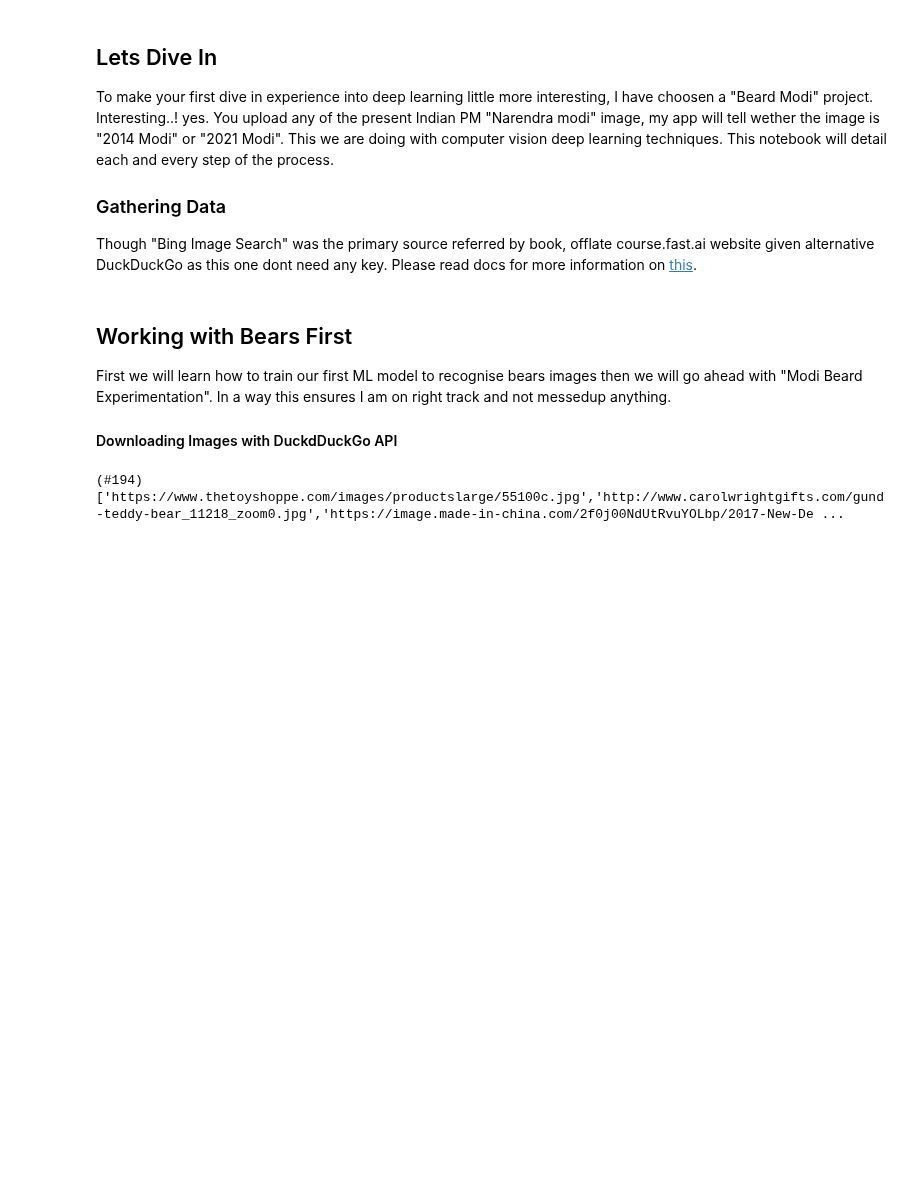
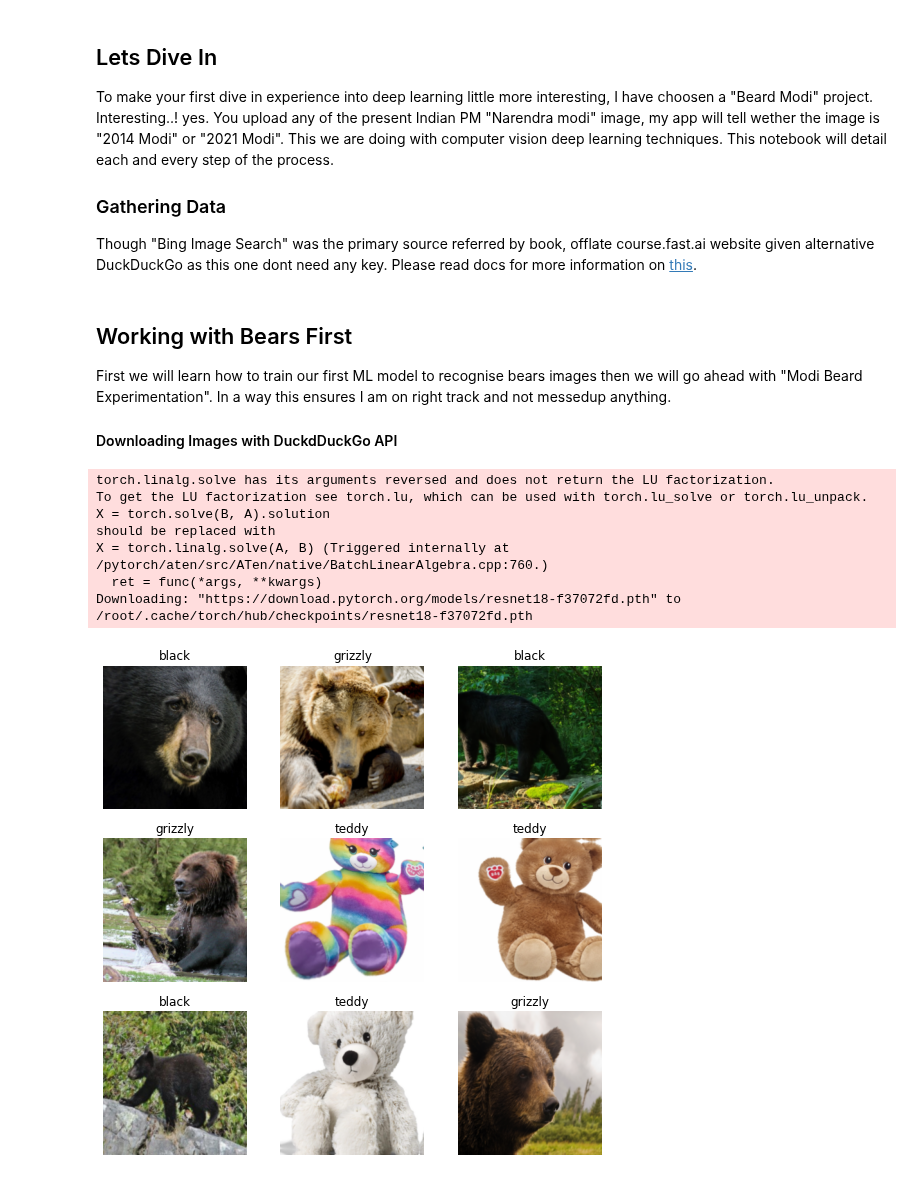
Before and after one commit to mldurga/easydl, a Jupyter notebook: _notebooks/2021-08-04-Fastbook-chapter2.ipynb, the cells around one changed output. Saved outputs shown, nothing was run; the diff lists cells and outputs as text; code cells hidden in the pictures; blank space fills up the shorter version.

```diff
--- a/_notebooks/2021-08-04-Fastbook-chapter2.ipynb
+++ b/_notebooks/2021-08-04-Fastbook-chapter2.ipynb
@@ -98,4 +102,29 @@ if not path.exists():
-# %%
-urls
-# %% [output]
-(#194) ['https://www.thetoyshoppe.com/images/productslarge/55100c.jpg','http://www.carolwrightgifts.com/gund-teddy-bear_11218_zoom0.jpg','https://image.made-in-china.com/2f0j00NdUtRvuYOLbp/2017-New-De ...
+# %%
+fns=get_image_files(path)
+fns
+
+failed=verify_images(fns)
+failed
+failed.map(Path.unlink)
+
+bears = DataBlock(
+    blocks=(ImageBlock, CategoryBlock),
+    get_items=get_image_files,
+    splitter=RandomSplitter(valid_pct=0.2, seed=42),
+    get_y=parent_label,
+    item_tfms=RandomResizedCrop(224,0.5), batch_tfms=aug_transforms())
+
+dls=bears.dataloaders(path)
+
+dls.show_batch()
+
+learn=cnn_learner(dls,resnet18, metrics=error_rate)
+# %% [output]
+torch.linalg.solve has its arguments reversed and does not return the LU factorization.
+To get the LU factorization see torch.lu, which can be used with torch.lu_solve or torch.lu_unpack.
+X = torch.solve(B, A).solution
+should be replaced with
+X = torch.linalg.solve(A, B) (Triggered internally at  /pytorch/aten/src/ATen/native/BatchLinearAlgebra.cpp:760.)
+  ret = func(*args, **kwargs)
+Downloading: "https://download.pytorch.org/models/resnet18-f37072fd.pth" to /root/.cache/torch/hub/checkpoints/resnet18-f37072fd.pth
+[figure, added]
```
Also changed, not shown: parts of 3 cells of this notebook.
